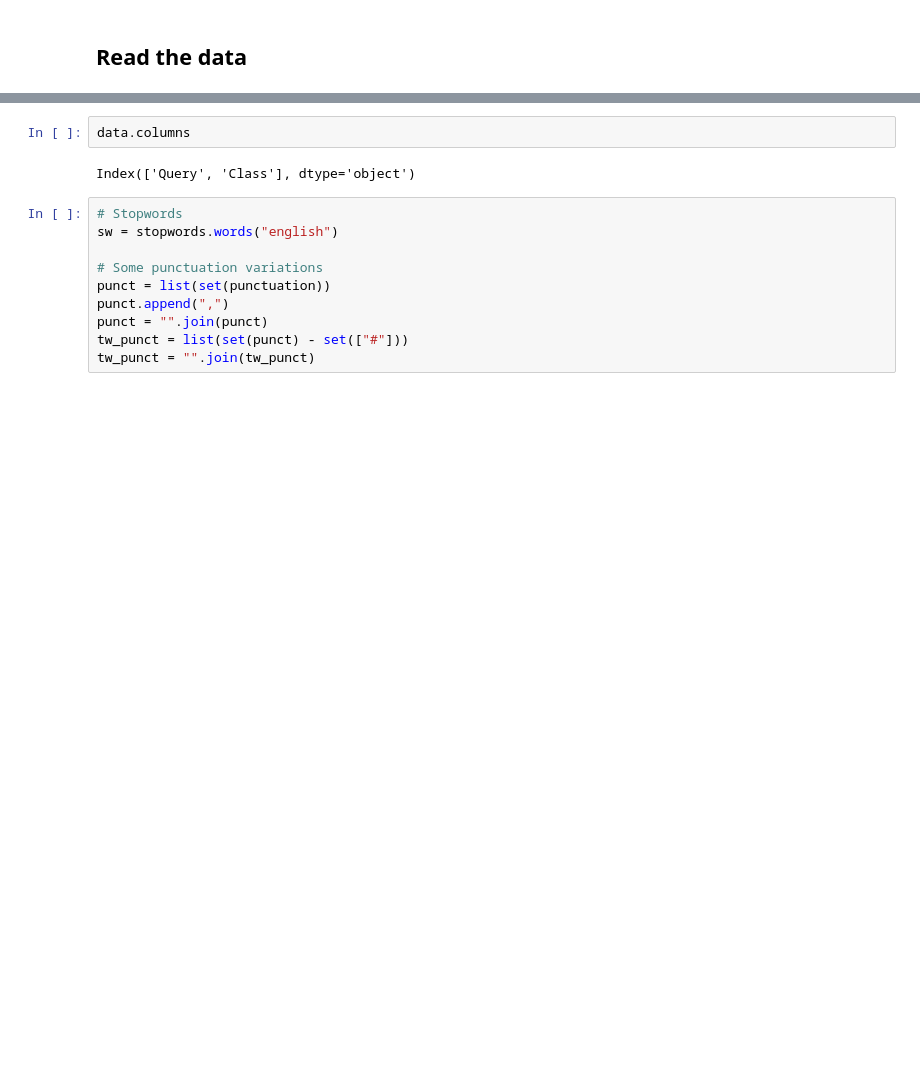
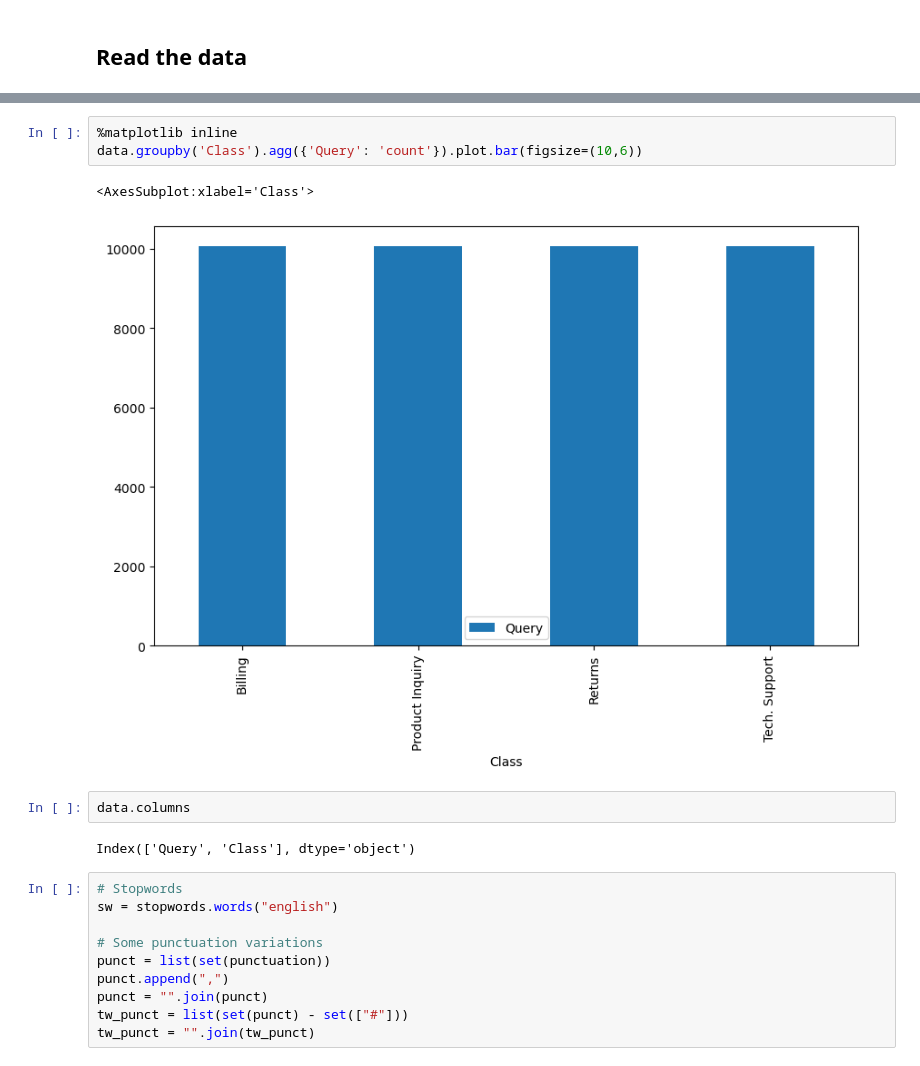
Before and after one commit to hjavadnia/509_Group_Project_20, a Jupyter notebook: group_project_509 .ipynb, the cells around one changed output, grey strips where cells are left out. Cells and saved outputs as stored; diff of their text form; blank space fills up the shorter version.

```diff
--- a/group_project_509 .ipynb
+++ b/group_project_509 .ipynb
@@ -136,3 +131,9 @@ data.head(10)
+# %%
+%matplotlib inline
+data.groupby('Class').agg({'Query': 'count'}).plot.bar(figsize=(10,6))
+# %% [output]
+<AxesSubplot:xlabel='Class'>
+[figure, added]
 # %%
 data.columns
 # %% [output]
```
Also changed, not shown: parts of 12 cells of this notebook.
